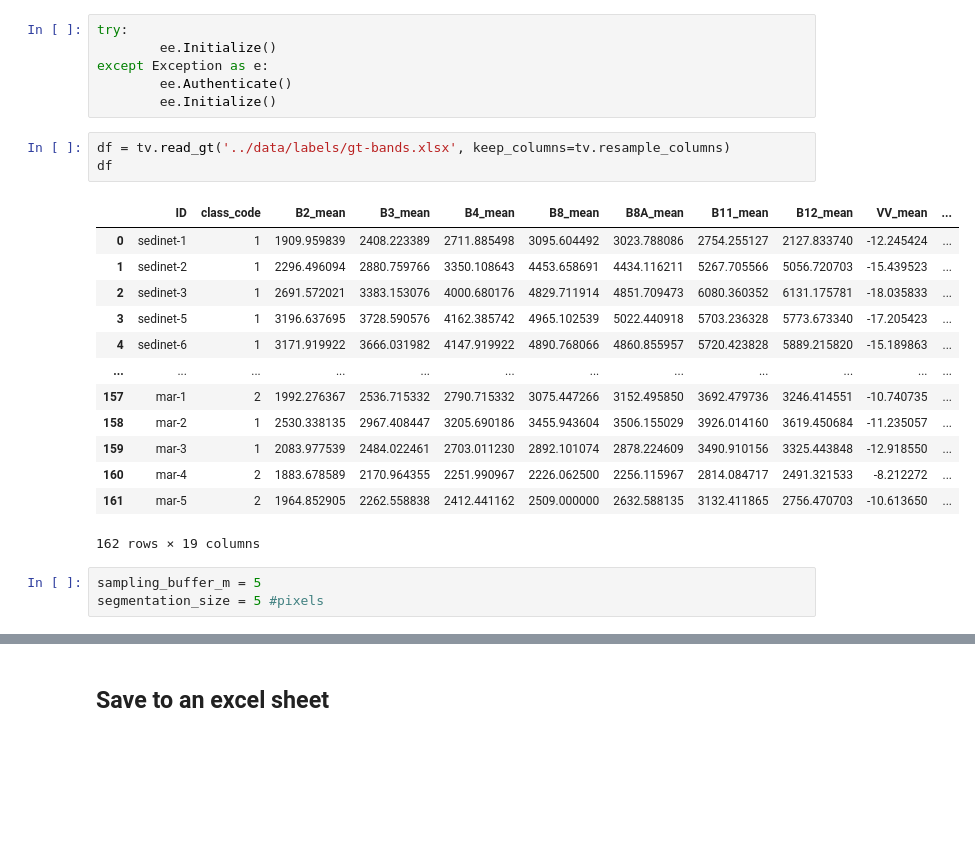
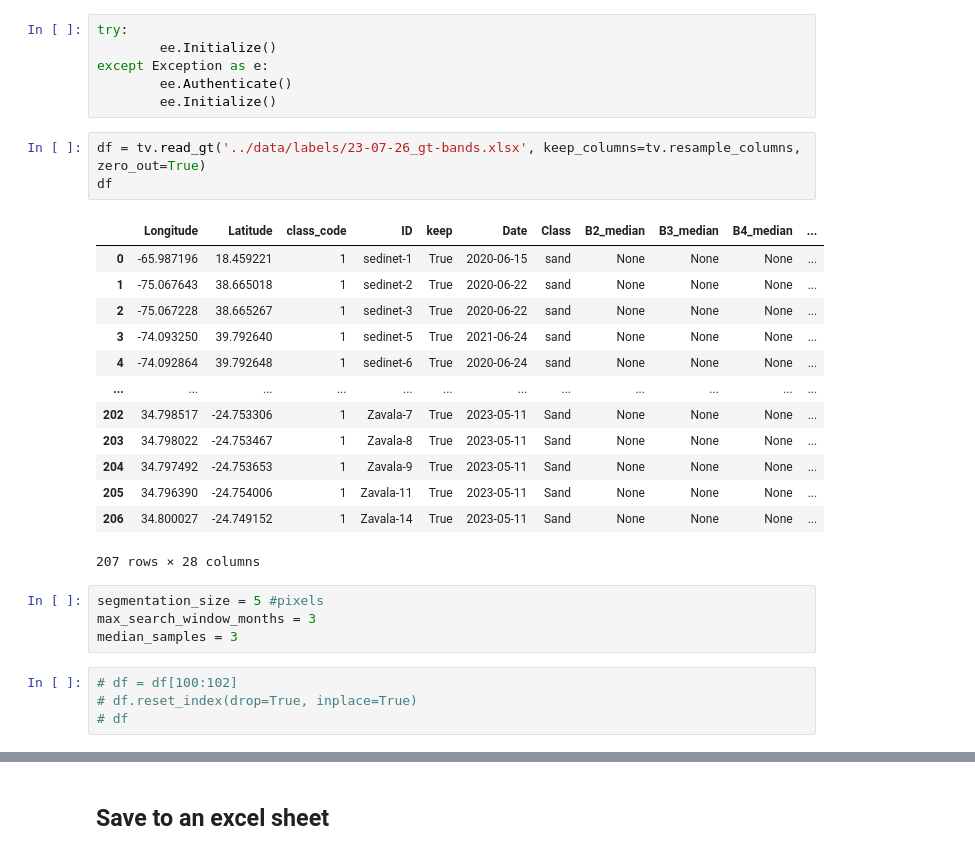
Before and after one commit to BerkeleySandProject/py-sand-mapping, a Jupyter notebook: training/resample.ipynb, the cells around one changed output, grey strips where cells are left out. Drawn from its saved outputs; the diff is of its cells as text; blank space fills up the shorter version.

```diff
--- a/training/resample.ipynb
+++ b/training/resample.ipynb
@@ -35,25 +38,30 @@ except Exception as e:
         ee.Authenticate()
         ee.Initialize()
 # %%
-df = tv.read_gt('../data/labels/gt-bands.xlsx', keep_columns=tv.resample_columns)
+df = tv.read_gt('../data/labels/23-07-26_gt-bands.xlsx', keep_columns=tv.resample_columns, zero_out=True)
 df
 # %% [output]
-|  | ID | class_code | B2_mean | B3_mean | B4_mean | B8_mean | B8A_mean | B11_mean | B12_mean | VV_mean | ... |
-| 0 | sedinet-1 | 1 | 1909.959839 | 2408.223389 | 2711.885498 | 3095.604492 | 3023.788086 | 2754.255127 | 2127.833740 | -12.245424 | ... |
-| 1 | sedinet-2 | 1 | 2296.496094 | 2880.759766 | 3350.108643 | 4453.658691 | 4434.116211 | 5267.705566 | 5056.720703 | -15.439523 | ... |
-| 2 | sedinet-3 | 1 | 2691.572021 | 3383.153076 | 4000.680176 | 4829.711914 | 4851.709473 | 6080.360352 | 6131.175781 | -18.035833 | ... |
-| 3 | sedinet-5 | 1 | 3196.637695 | 3728.590576 | 4162.385742 | 4965.102539 | 5022.440918 | 5703.236328 | 5773.673340 | -17.205423 | ... |
-| 4 | sedinet-6 | 1 | 3171.919922 | 3666.031982 | 4147.919922 | 4890.768066 | 4860.855957 | 5720.423828 | 5889.215820 | -15.189863 | ... |
+|  | Longitude | Latitude | class_code | ID | keep | Date | Class | B2_median | B3_median | B4_median | ... |
+| 0 | -65.987196 | 18.459221 | 1 | sedinet-1 | True | 2020-06-15 | sand | None | None | None | ... |
+| 1 | -75.067643 | 38.665018 | 1 | sedinet-2 | True | 2020-06-22 | sand | None | None | None | ... |
+| 2 | -75.067228 | 38.665267 | 1 | sedinet-3 | True | 2020-06-22 | sand | None | None | None | ... |
+| 3 | -74.093250 | 39.792640 | 1 | sedinet-5 | True | 2021-06-24 | sand | None | None | None | ... |
+| 4 | -74.092864 | 39.792648 | 1 | sedinet-6 | True | 2020-06-24 | sand | None | None | None | ... |
 | ... | ... | ... | ... | ... | ... | ... | ... | ... | ... | ... | ... |
-| 157 | mar-1 | 2 | 1992.276367 | 2536.715332 | 2790.715332 | 3075.447266 | 3152.495850 | 3692.479736 | 3246.414551 | -10.740735 | ... |
-| 158 | mar-2 | 1 | 2530.338135 | 2967.408447 | 3205.690186 | 3455.943604 | 3506.155029 | 3926.014160 | 3619.450684 | -11.235057 | ... |
-| 159 | mar-3 | 1 | 2083.977539 | 2484.022461 | 2703.011230 | 2892.101074 | 2878.224609 | 3490.910156 | 3325.443848 | -12.918550 | ... |
-| 160 | mar-4 | 2 | 1883.678589 | 2170.964355 | 2251.990967 | 2226.062500 | 2256.115967 | 2814.084717 | 2491.321533 | -8.212272 | ... |
-| 161 | mar-5 | 2 | 1964.852905 | 2262.558838 | 2412.441162 | 2509.000000 | 2632.588135 | 3132.411865 | 2756.470703 | -10.613650 | ... |
+| 202 | 34.798517 | -24.753306 | 1 | Zavala-7 | True | 2023-05-11 | Sand | None | None | None | ... |
+| 203 | 34.798022 | -24.753467 | 1 | Zavala-8 | True | 2023-05-11 | Sand | None | None | None | ... |
+| 204 | 34.797492 | -24.753653 | 1 | Zavala-9 | True | 2023-05-11 | Sand | None | None | None | ... |
+| 205 | 34.796390 | -24.754006 | 1 | Zavala-11 | True | 2023-05-11 | Sand | None | None | None | ... |
+| 206 | 34.800027 | -24.749152 | 1 | Zavala-14 | True | 2023-05-11 | Sand | None | None | None | ... |
-162 rows × 19 columns
+207 rows × 28 columns
-# %%
-sampling_buffer_m = 5
-segmentation_size = 5 #pixels
+# %%
+segmentation_size = 5 #pixels
+max_search_window_months = 3
+median_samples = 3
+# %%
+# df = df[100:102]
+# df.reset_index(drop=True, inplace=True)
+# df
 # %%
 #iterate over each row of df
 for i, row in tqdm(df.iterrows(), total=df.shape[0]):
```
Also changed, not shown: parts of 6 cells of this notebook, 2 other files.
